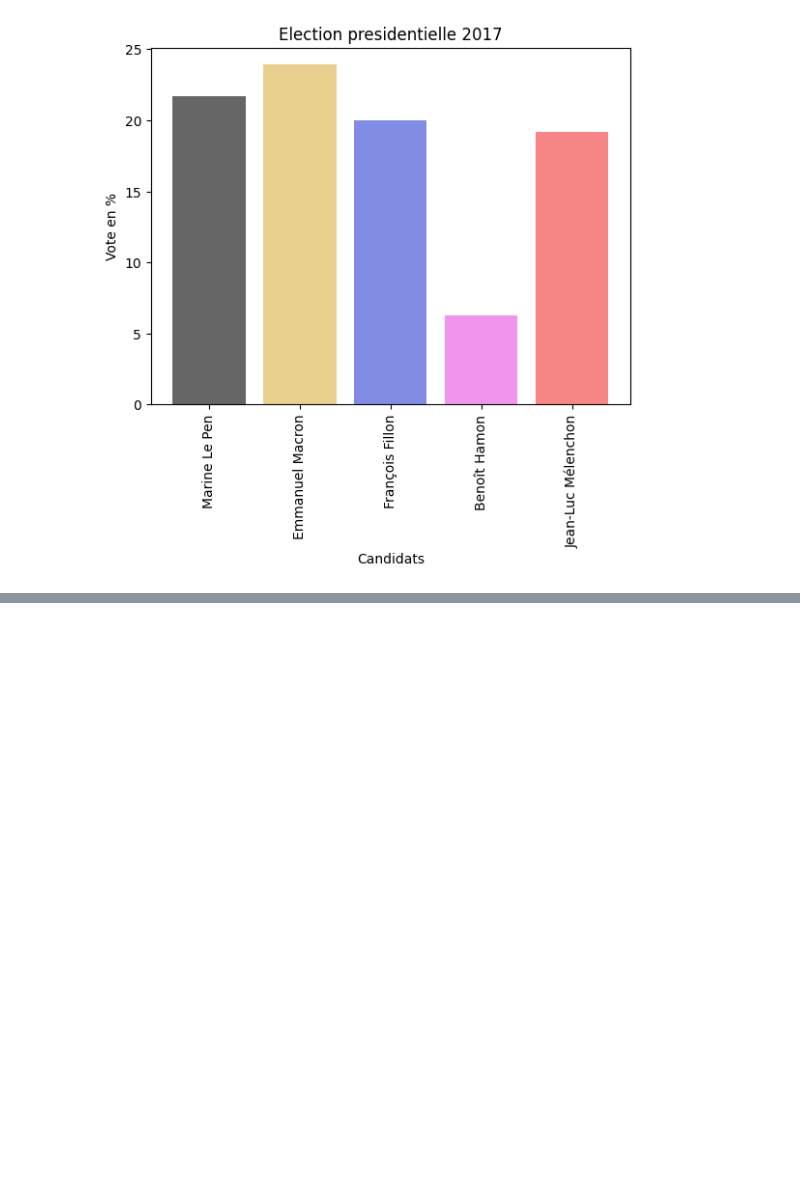
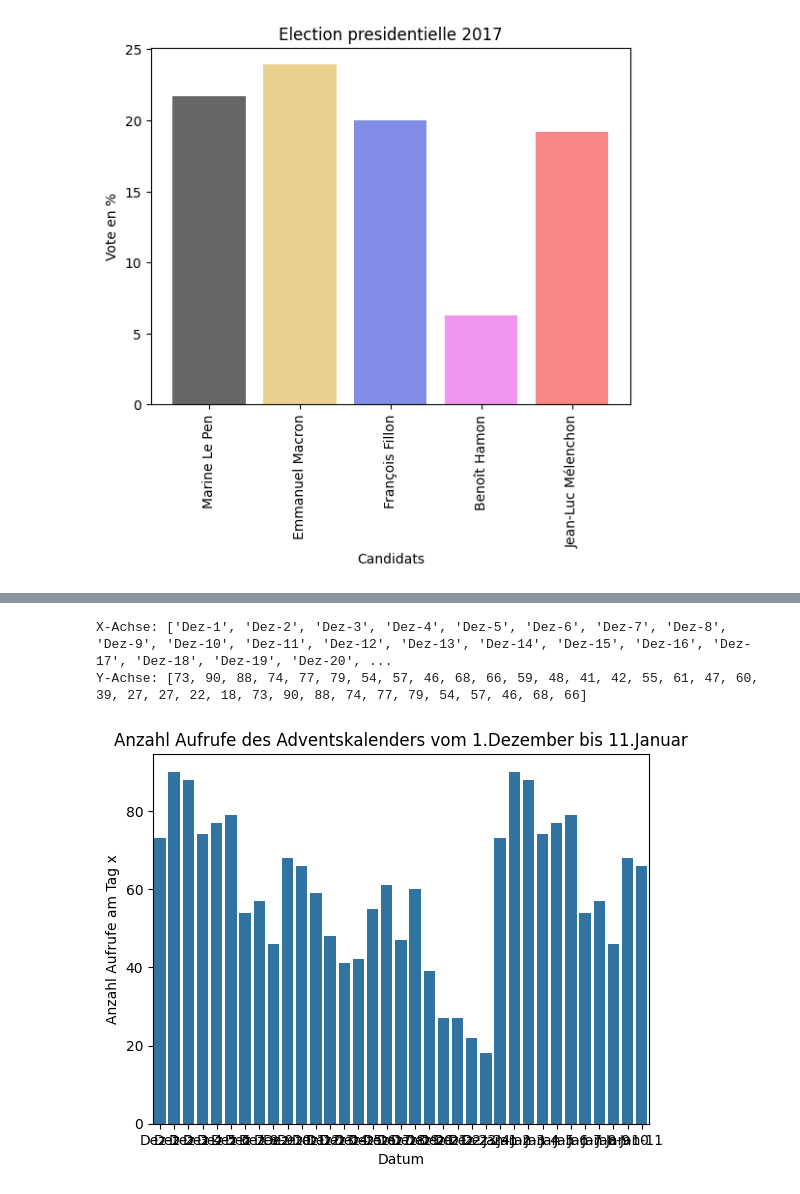
Before and after one commit to oezilot/Auswertung-Adventskalender, a Jupyter notebook: Statistiken (Notebook)/notebook_adventskalender.ipynb, the cells around one changed output, grey strips where cells are left out. Cells and saved outputs as stored; diff of their text form; code cells hidden in the pictures; blank space fills up the shorter version.

```diff
--- a/Statistiken (Notebook)/notebook_adventskalender.ipynb
+++ b/Statistiken (Notebook)/notebook_adventskalender.ipynb
@@ -71,0 +111,37 @@ ModuleNotFoundError: No module named 'chart_studio'
+# %%
+#-------------- ANZAHL AUFRUFE AM TAG X IM DEZEMBER UND JANUAR
+
+# die werte für x und y -achse definieren
+x_achse_dez = [i for i in range(1, 25)]
+#print(x_achse[0])
+
+x_achse_jan = [i for i in range(1, 12)]
+
+x_achse_dez_jan = x_achse_dez + x_achse_jan
+
+y_achse_dez_jan = []
+for i in range(len(x_achse_dez_jan)):
+    y_achse_dez_jan.append(len(sort_per_day(x_achse_dez_jan[i])))
+
+x_achse_dez = [f"Dez-{i}" for i in range(1, 25)]
+x_achse_jan = [f"Jan-{i}" for i in range(1, 12)]
+x_achse_dez_jan = x_achse_dez + x_achse_jan
+
+print(f"X-Achse: {x_achse_dez_jan}")
+print(f"Y-Achse: {y_achse_dez_jan}")
+
+
+# diagramm zeichen mit x und y-achse
+sns.barplot(x=x_achse_dez_jan, y=y_achse_dez_jan)
+
+# Diagramm-Anpassungen
+plt.title('Anzahl Aufrufe des Adventskalenders vom 1.Dezember bis 11.Januar')
+plt.xlabel('Datum')
+plt.ylabel('Anzahl Aufrufe am Tag x')
+
+# Diagramm anzeigen
+plt.show()
+# %% [output]
+X-Achse: ['Dez-1', 'Dez-2', 'Dez-3', 'Dez-4', 'Dez-5', 'Dez-6', 'Dez-7', 'Dez-8', 'Dez-9', 'Dez-10', 'Dez-11', 'Dez-12', 'Dez-13', 'Dez-14', 'Dez-15', 'Dez-16', 'Dez-17', 'Dez-18', 'Dez-19', 'Dez-20', ...
+Y-Achse: [73, 90, 88, 74, 77, 79, 54, 57, 46, 68, 66, 59, 48, 41, 42, 55, 61, 47, 60, 39, 27, 27, 22, 18, 73, 90, 88, 74, 77, 79, 54, 57, 46, 68, 66]
+[figure, added]
```
Also changed, not shown: parts of 5 cells of this notebook, 3 other files.
